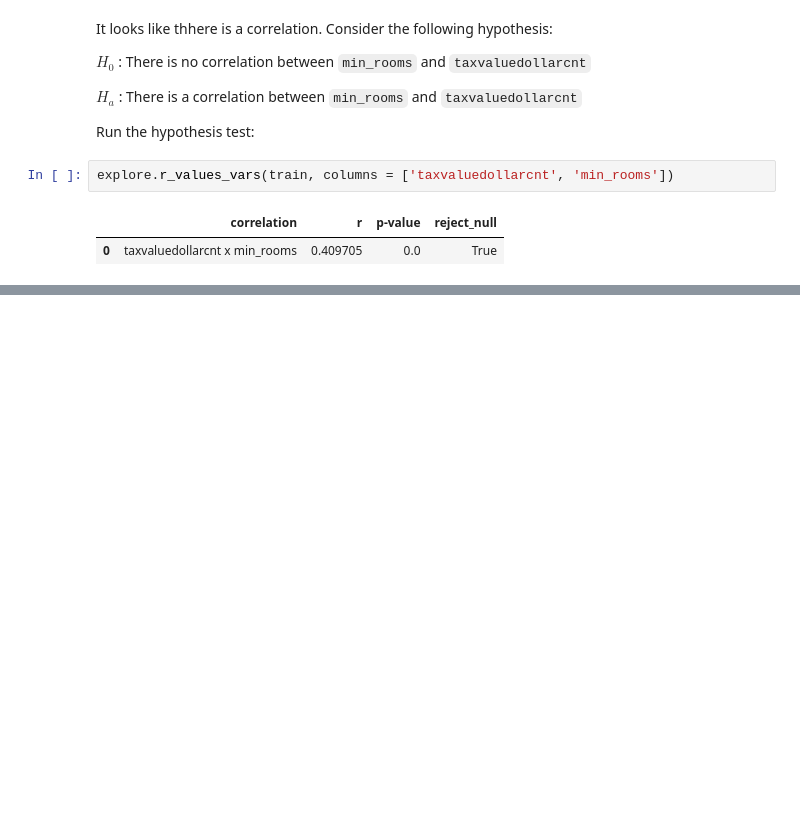
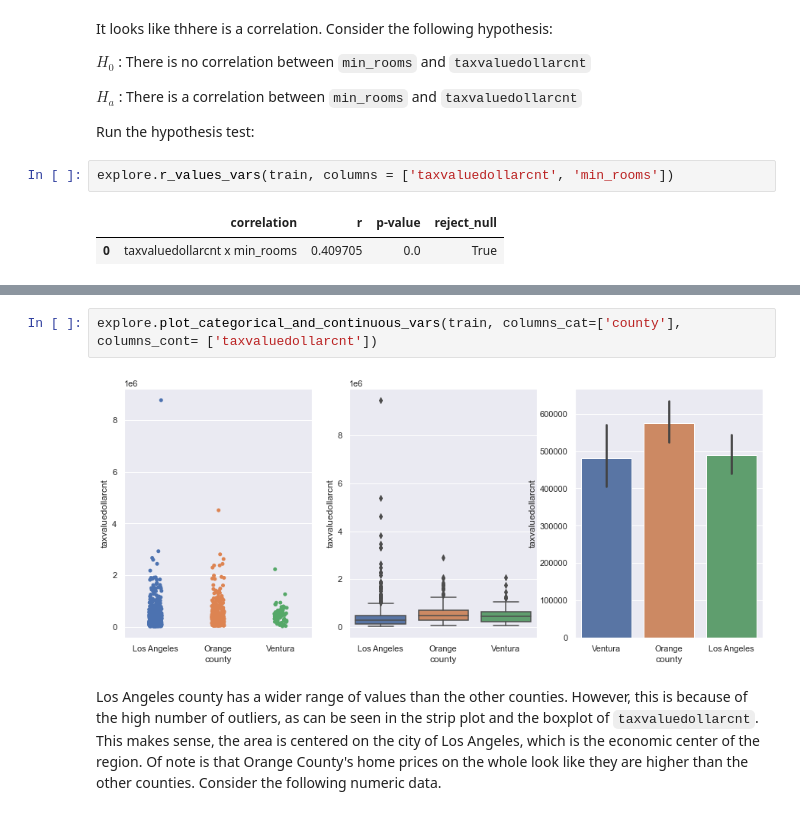
Before and after one commit to stephenfitzsimon/zillow_regression_project, a Jupyter notebook: final_report.ipynb, the cells around one changed output, grey strips where cells are left out. Drawn from its saved outputs; the diff is of its cells as text; blank space fills up the shorter version.

```diff
--- a/final_report.ipynb
+++ b/final_report.ipynb
@@ -421,0 +499,6 @@ $H_0$ is likely false.  But the correlation is not very strong.  However, there
+# %%
+explore.plot_categorical_and_continuous_vars(train, columns_cat=['county'], columns_cont= ['taxvaluedollarcnt'])
+# %% [output]
+[figure, added]
+# %% [markdown]
+Los Angeles county has a wider range of values than the other counties.  However, this is because of the high number of outliers, as can be seen in the strip plot and the boxplot of `taxvaluedollarcnt`.  This makes sense, the area is centered on the city of Los Angeles, which is the economic center of the region.  Of note is that Orange County's home prices on the whole look like they are higher than the other counties.  Consider the following numeric data.
```
Also changed, not shown: parts of 94 cells of this notebook, 3 other files.
